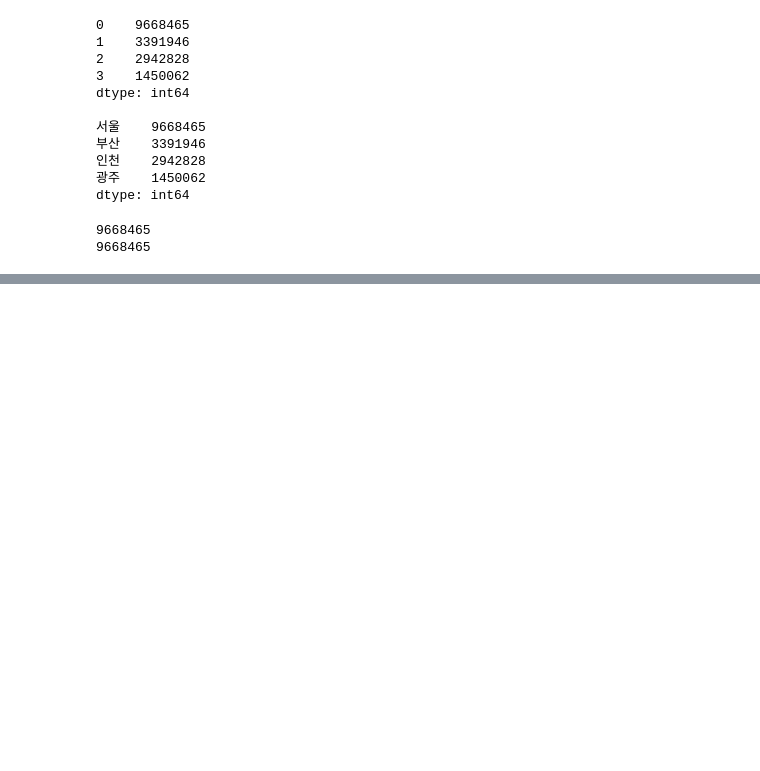
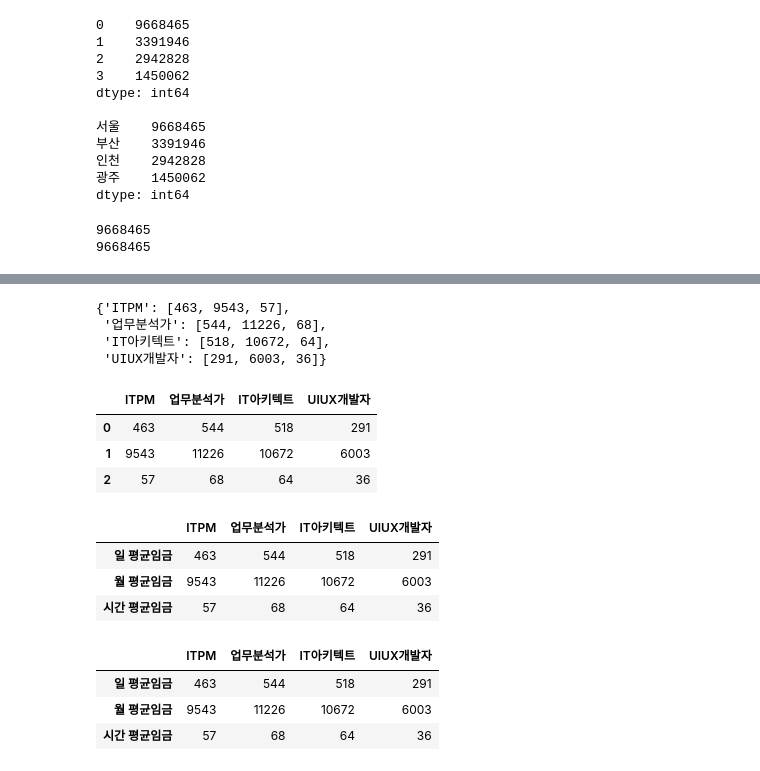
Before and after one commit to Rangbit/Python_study, a Jupyter notebook: Python Library/2.Pandas Library.ipynb, the cells around one changed output, grey strips where cells are left out. Cells and saved outputs as stored; diff of their text form; code cells hidden in the pictures; blank space fills up the shorter version.

```diff
--- a/Python Library/2.Pandas Library.ipynb
+++ b/Python Library/2.Pandas Library.ipynb
@@ -51,0 +257,40 @@ print(pop[0])
+# %%
+# 첫번쨰 방법 : 딕셔너리를 통한 컬럼 단위로 생성
+
+data = {'ITPM':[463,9543,57],
+        '업무분석가':[544,11226,68],
+       'IT아키텍트':[518,10672,64],
+       'UIUX개발자':[291,6003,36]}
+data
+# %% [output]
+{'ITPM': [463, 9543, 57],
+ '업무분석가': [544, 11226, 68],
+ 'IT아키텍트': [518, 10672, 64],
+ 'UIUX개발자': [291, 6003, 36]}
+# %%
+# DataFrame화
+df = pd.DataFrame(data)
+df
+# %% [output]
+|  | ITPM | 업무분석가 | IT아키텍트 | UIUX개발자 |
+| 0 | 463 | 544 | 518 | 291 |
+| 1 | 9543 | 11226 | 10672 | 6003 |
+| 2 | 57 | 68 | 64 | 36 |
+# %%
+# DataFrame index 별명 수정
+df.index = ['일 평균임금', '월 평균임금', '시간 평균임금']
+df
+# %% [output]
+|  | ITPM | 업무분석가 | IT아키텍트 | UIUX개발자 |
+| 일 평균임금 | 463 | 544 | 518 | 291 |
+| 월 평균임금 | 9543 | 11226 | 10672 | 6003 |
+| 시간 평균임금 | 57 | 68 | 64 | 36 |
+# %%
+# Data Frame화
+df1 = pd.DataFrame(data, index = ['일 평균임금', '월 평균임금', '시간 평균임금'])
+df1
+# %% [output]
+|  | ITPM | 업무분석가 | IT아키텍트 | UIUX개발자 |
+| 일 평균임금 | 463 | 544 | 518 | 291 |
+| 월 평균임금 | 9543 | 11226 | 10672 | 6003 |
+| 시간 평균임금 | 57 | 68 | 64 | 36 |
```
Also changed, not shown: parts of 41 cells of this notebook, 1 other file.
